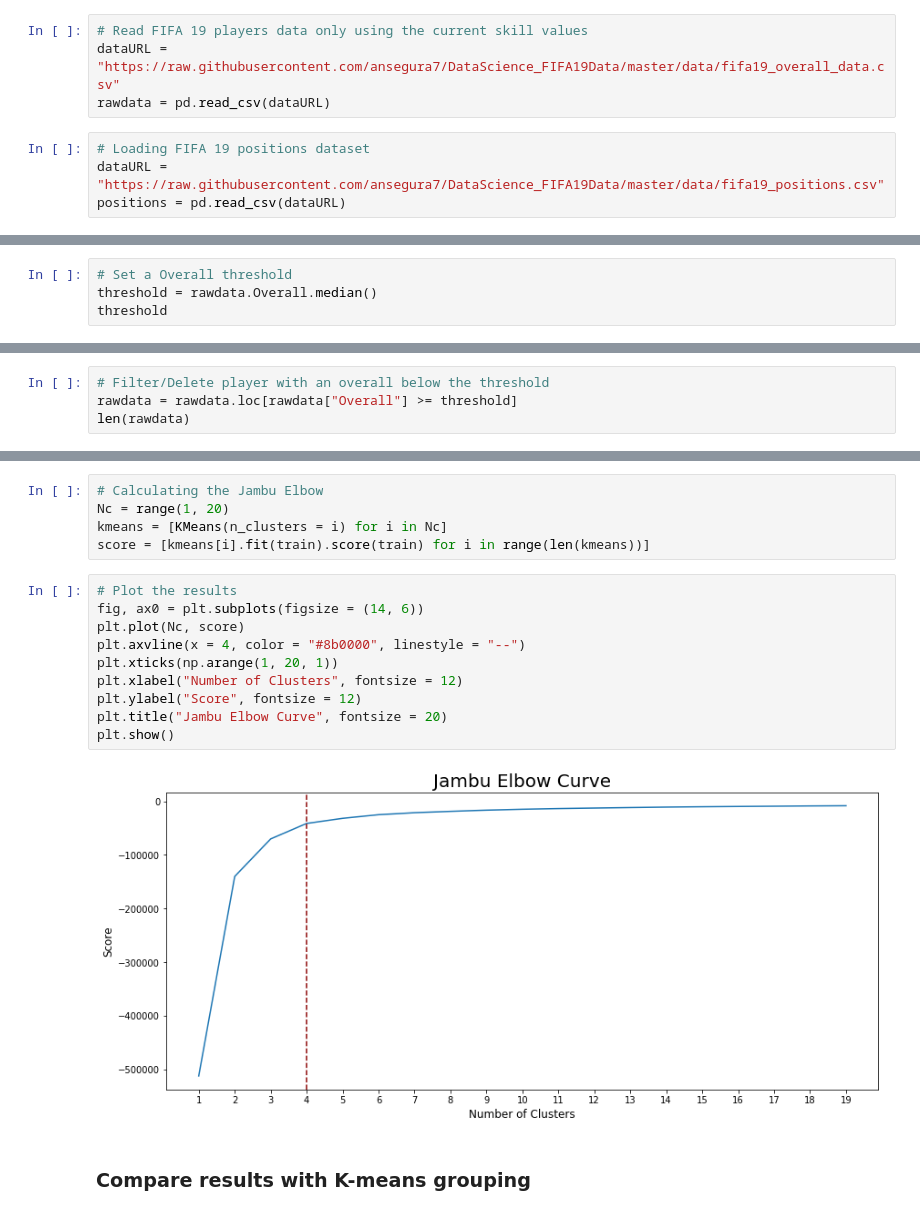
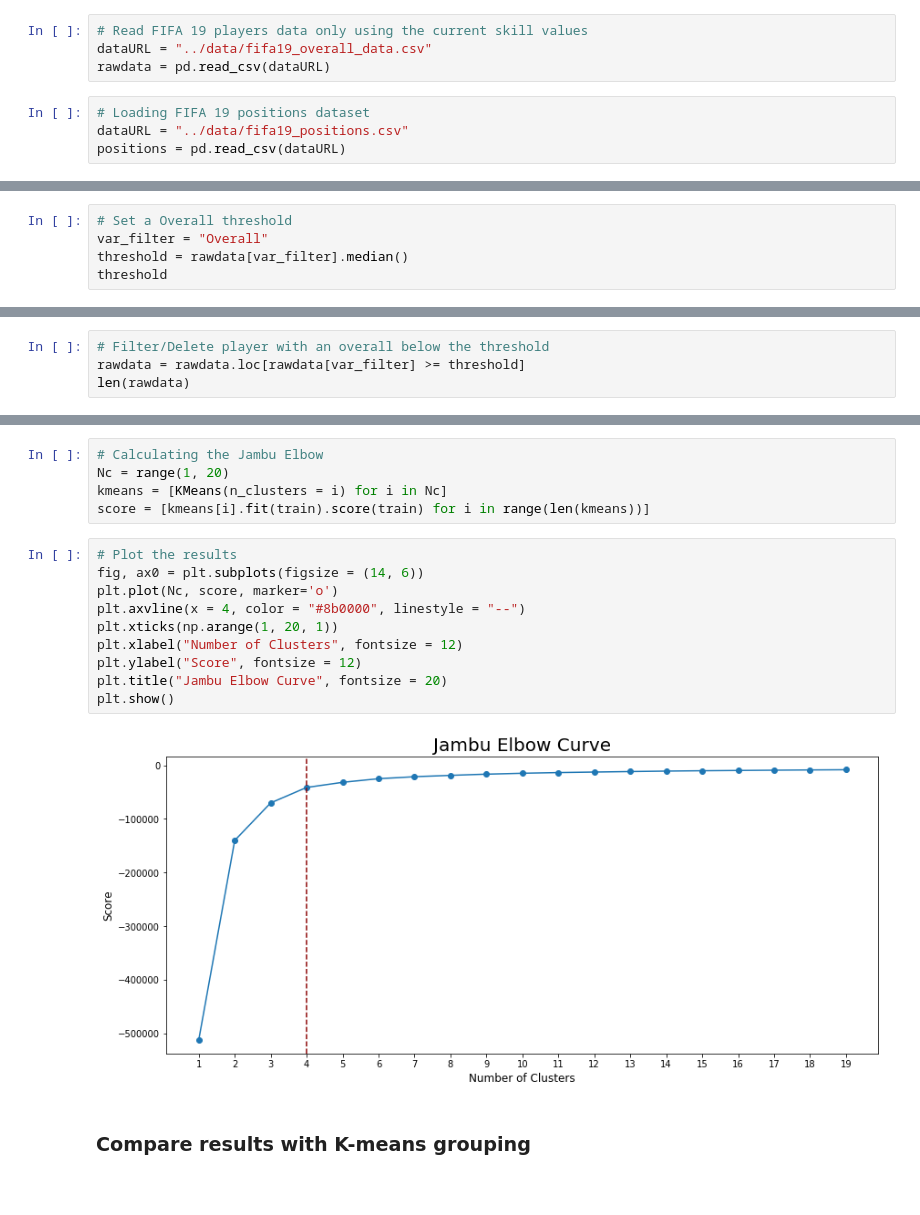
Before and after one commit to ansegura7/DataScience_FIFA19Data, a Jupyter notebook: code/ClusteringData.ipynb, the cells around one changed output, grey strips where cells are left out. Cells and saved outputs as stored; diff of their text form.

```diff
--- a/code/ClusteringData.ipynb
+++ b/code/ClusteringData.ipynb
@@ -25,11 +25,11 @@ from ipywidgets import interact, interactive, fixed, interact_manual
 import ipywidgets as widgets
 # %%
 # Read FIFA 19 players data only using the current skill values
-dataURL = "https://raw.githubusercontent.com/ansegura7/DataScience_FIFA19Data/master/data/fifa19_overall_data.csv"
+dataURL = "../data/fifa19_overall_data.csv"
 rawdata = pd.read_csv(dataURL)
 # %%
 # Loading FIFA 19 positions dataset
-dataURL = "https://raw.githubusercontent.com/ansegura7/DataScience_FIFA19Data/master/data/fifa19_positions.csv"
+dataURL = "../data/fifa19_positions.csv"
 positions = pd.read_csv(dataURL)
 # %%
 # Function that obtains the numerical data from the data frame
@@ -53,13 +53,14 @@ def getNumericalData(data, quality):
     return numData;
 # %%
 # Set a Overall threshold
-threshold = rawdata.Overall.median()
+var_filter = "Overall"
+threshold = rawdata[var_filter].median()
 threshold
 # %% [output]
 66.0
 # %%
 # Filter/Delete player with an overall below the threshold
-rawdata = rawdata.loc[rawdata["Overall"] >= threshold]
+rawdata = rawdata.loc[rawdata[var_filter] >= threshold]
 len(rawdata)
 # %% [output]
 9927
@@ -138,15 +139,15 @@ score = [kmeans[i].fit(train).score(train) for i in range(len(kmeans))]
 # %%
 # Plot the results
 fig, ax0 = plt.subplots(figsize = (14, 6))
-plt.plot(Nc, score)
+plt.plot(Nc, score, marker='o')
 plt.axvline(x = 4, color = "#8b0000", linestyle = "--")
 plt.xticks(np.arange(1, 20, 1))
 plt.xlabel("Number of Clusters", fontsize = 12)
 plt.ylabel("Score", fontsize = 12)
 plt.title("Jambu Elbow Curve", fontsize = 20)
 plt.show()
 # %% [output]
-[figure, old version]
+[figure, new version]
 # %% [markdown]
 ### Compare results with K-means grouping
 # %%
```
Also changed, not shown: parts of 1 cell of this notebook, 9 other files.
